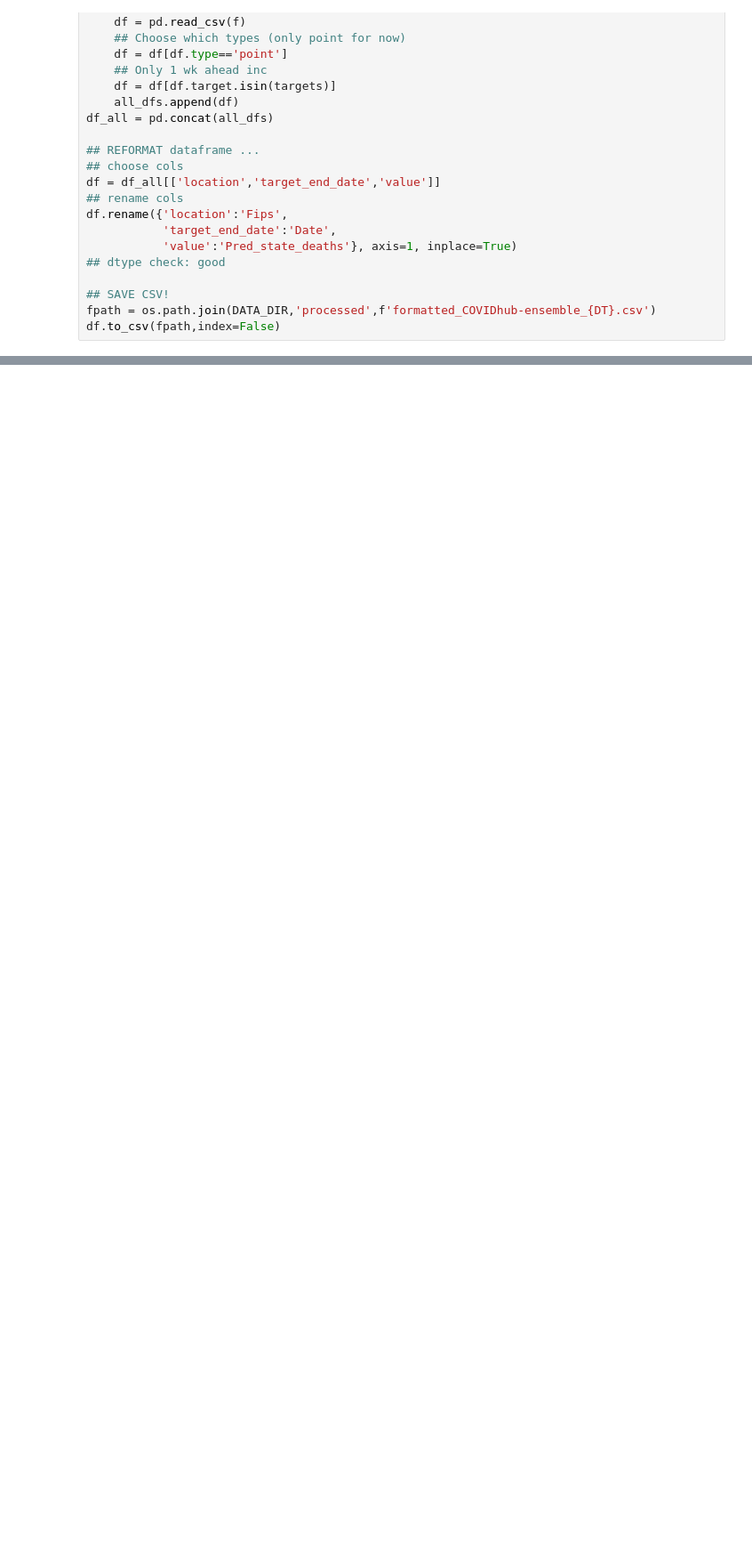
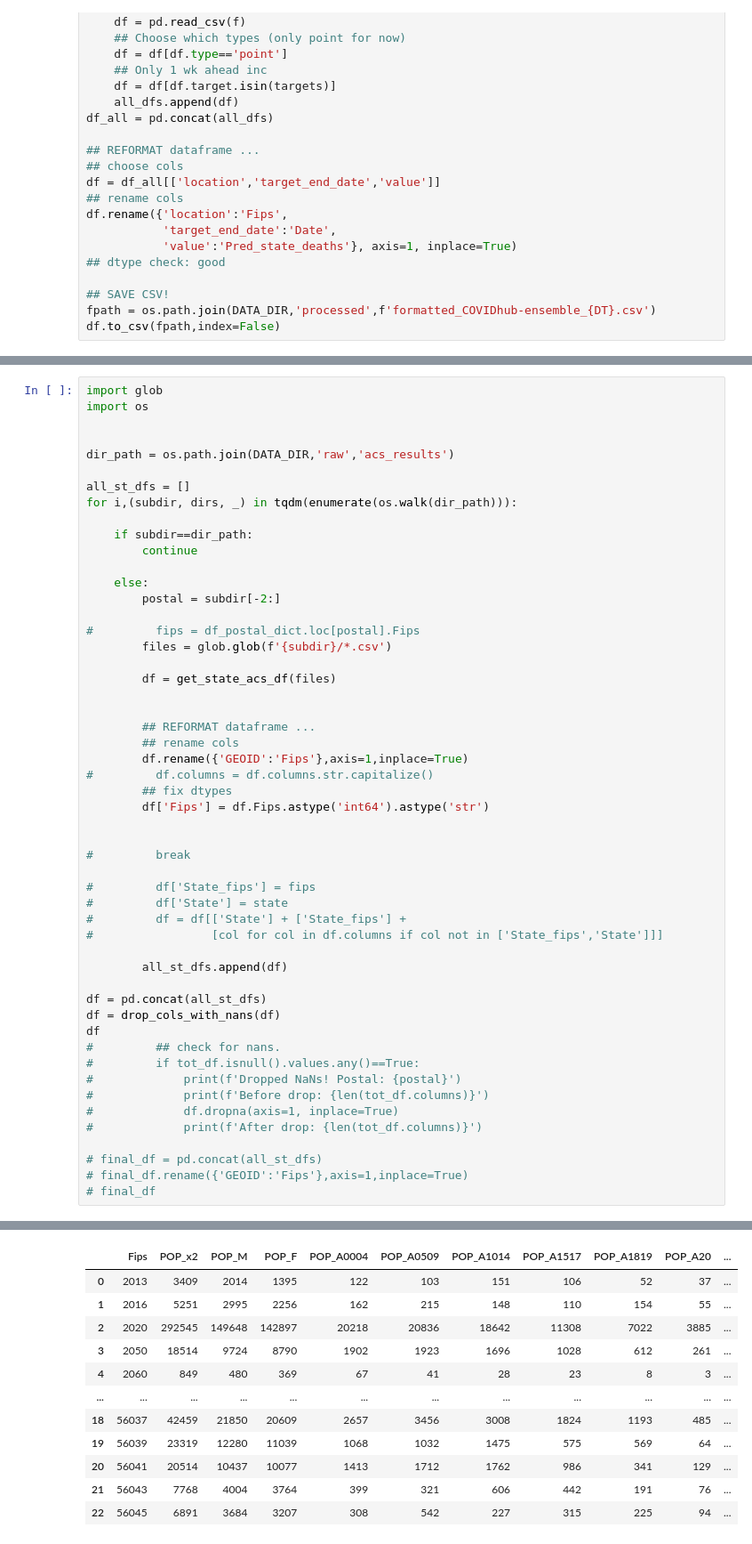
Before and after one commit to katfish666/EpSampling, a Jupyter notebook: notebooks/20240925d_redoing_dataset.ipynb, the cells around one changed output, grey strips where cells are left out. Shown: that part at 89% size. Saved outputs shown, nothing was run; the diff lists cells and outputs as text; blank space fills up the shorter version.

```diff
--- a/notebooks/20240925d_redoing_dataset.ipynb
+++ b/notebooks/20240925d_redoing_dataset.ipynb
@@ -137,0 +182,53 @@ df.dtypes
+# %%
+import glob
+import os
+
+
+dir_path = os.path.join(DATA_DIR,'raw','acs_results')
+
+all_st_dfs = []
+for i,(subdir, dirs, _) in tqdm(enumerate(os.walk(dir_path))):
+
+    if subdir==dir_path:
+        continue
+
+    else:
+        postal = subdir[-2:]
+
+#         fips = df_postal_dict.loc[postal].Fips
+        files = glob.glob(f'{subdir}/*.csv')
+
+        df = get_state_acs_df(files)
+
+
+        ## REFORMAT dataframe ...
+        ## rename cols
+        df.rename({'GEOID':'Fips'},axis=1,inplace=True)
+#         df.columns = df.columns.str.capitalize()
+        ## fix dtypes
+        df['Fips'] = df.Fips.astype('int64').astype('str')
+
+
+#         break
+
+#         df['State_fips'] = fips
+#         df['State'] = state
+#         df = df[['State'] + ['State_fips'] +
+#                 [col for col in df.columns if col not in ['State_fips','State']]]
+
+        all_st_dfs.append(df)
+
+df = pd.concat(all_st_dfs)
+df = drop_cols_with_nans(df)
+df
+#         ## check for nans.
+#         if tot_df.isnull().values.any()==True:
+#             print(f'Dropped NaNs! Postal: {postal}')
+#             print(f'Before drop: {len(tot_df.columns)}')
+#             df.dropna(axis=1, inplace=True)
+#             print(f'After drop: {len(tot_df.columns)}')
+
+# final_df = pd.concat(all_st_dfs)
+# final_df.rename({'GEOID':'Fips'},axis=1,inplace=True)
+# final_df
+# %% [output]
@@ -137,0 +238,12 @@ df.dtypes
+|  | Fips | POP_x2 | POP_M | POP_F | POP_A0004 | POP_A0509 | POP_A1014 | POP_A1517 | POP_A1819 | POP_A20 | ... |
+| 0 | 2013 | 3409 | 2014 | 1395 | 122 | 103 | 151 | 106 | 52 | 37 | ... |
+| 1 | 2016 | 5251 | 2995 | 2256 | 162 | 215 | 148 | 110 | 154 | 55 | ... |
+| 2 | 2020 | 292545 | 149648 | 142897 | 20218 | 20836 | 18642 | 11308 | 7022 | 3885 | ... |
+| 3 | 2050 | 18514 | 9724 | 8790 | 1902 | 1923 | 1696 | 1028 | 612 | 261 | ... |
+| 4 | 2060 | 849 | 480 | 369 | 67 | 41 | 28 | 23 | 8 | 3 | ... |
+| ... | ... | ... | ... | ... | ... | ... | ... | ... | ... | ... | ... |
+| 18 | 56037 | 42459 | 21850 | 20609 | 2657 | 3456 | 3008 | 1824 | 1193 | 485 | ... |
+| 19 | 56039 | 23319 | 12280 | 11039 | 1068 | 1032 | 1475 | 575 | 569 | 64 | ... |
+| 20 | 56041 | 20514 | 10437 | 10077 | 1413 | 1712 | 1762 | 986 | 341 | 129 | ... |
+| 21 | 56043 | 7768 | 4004 | 3764 | 399 | 321 | 606 | 442 | 191 | 76 | ... |
+| 22 | 56045 | 6891 | 3684 | 3207 | 308 | 542 | 227 | 315 | 225 | 94 | ... |
```
Also changed, not shown: parts of 23 cells of this notebook, 1 other file.
